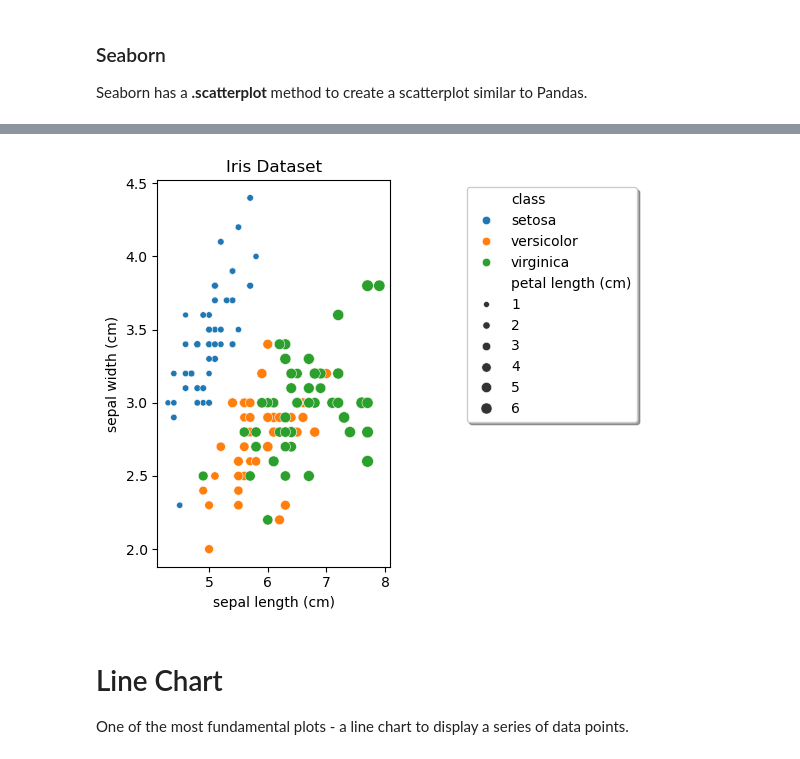
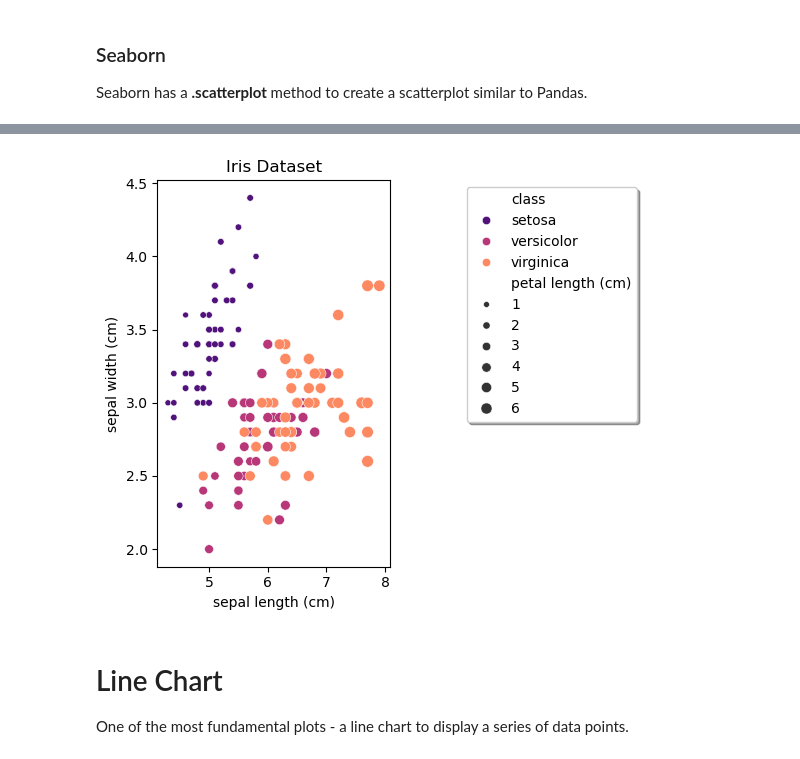
Before and after one commit to TLuter-252/data_viz_python_tutorial, a Jupyter notebook: Data_Viz_Tutorial.ipynb, the cells around one changed output, grey strips where cells are left out. Saved outputs shown, nothing was run; the diff lists cells and outputs as text; code cells hidden in the pictures.

Commit message:
up to bar charts

```diff
--- a/Data_Viz_Tutorial.ipynb
+++ b/Data_Viz_Tutorial.ipynb
@@ -202,17 +203,18 @@ plt.show()
 # %%
 # add style to scatterplot by coloring by class
 sns.scatterplot(x='sepal length (cm)',
                 y='sepal width (cm)',
                 data=iris_df,
                 hue = 'class',
+                palette = 'magma',
                 size='petal length (cm)')
 plt.title('Iris Dataset')
 plt.legend(loc='upper left', bbox_to_anchor=(1.3, 1.0),
          fancybox=True, shadow=True, ncol=1)
 plt.tight_layout()
 plt.show()
 # %% [output]
-[figure, old version]
+[figure, new version]
 # %% [markdown]
 # Line Chart
 One of the most fundamental plots - a line chart to display a series of data points.
```
Also changed, not shown: parts of 13 cells of this notebook, 1 other file.
